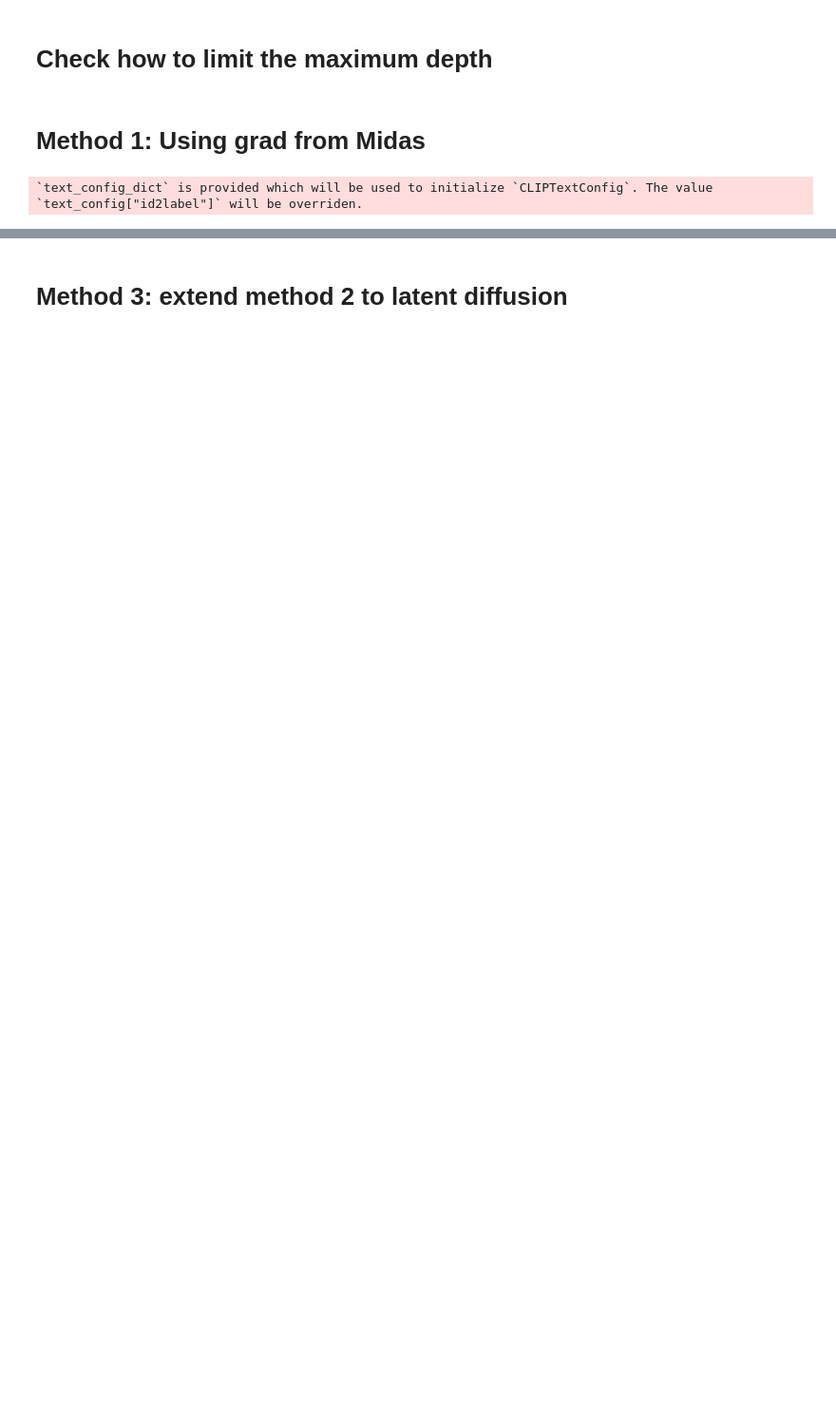
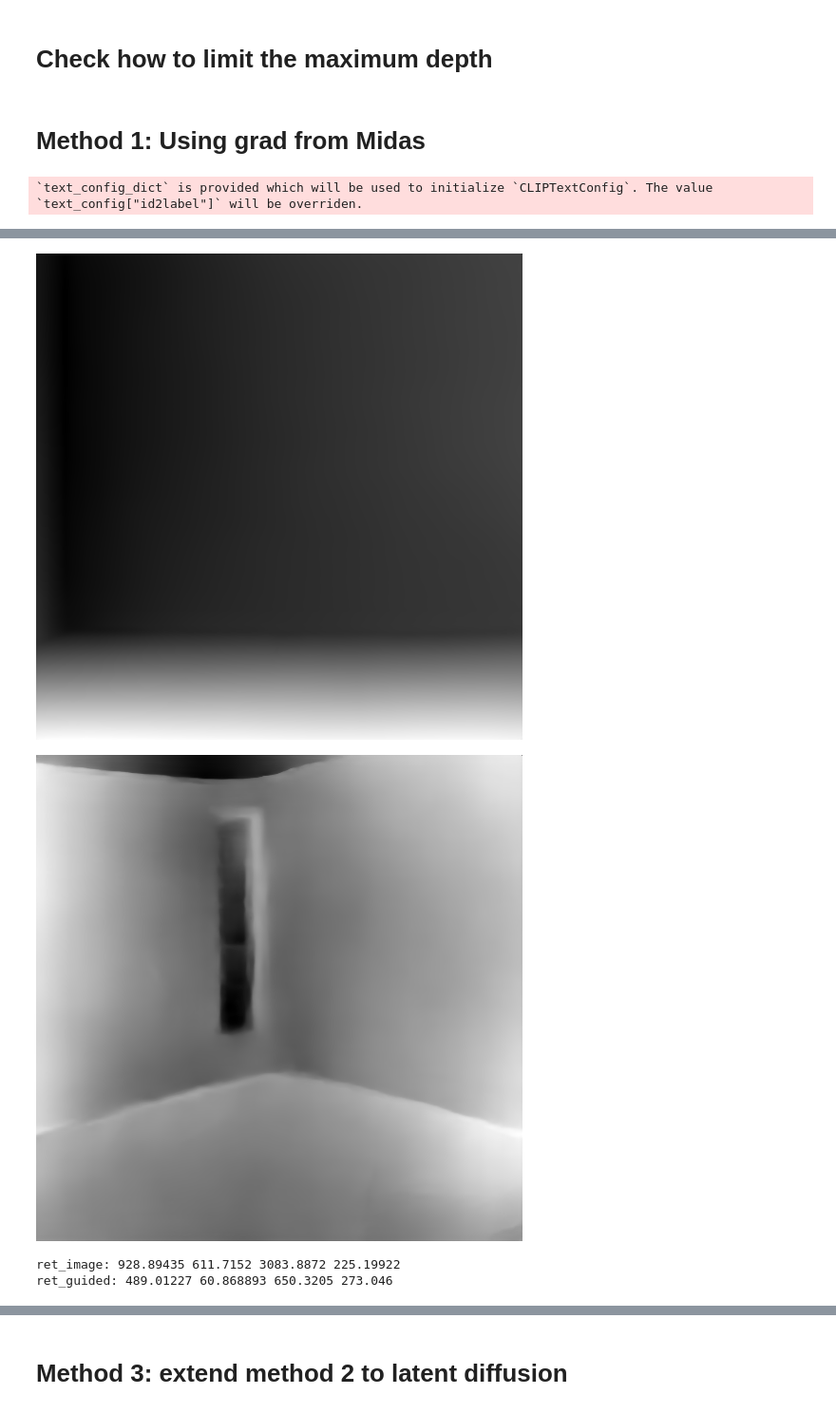
Before and after one commit to wukailu/latent-nerf, a Jupyter notebook: src/depth_limitation.ipynb, the cells around one changed output, grey strips where cells are left out. Shown at 95% size. Drawn from its saved outputs; the diff is of its cells as text; code cells hidden in the pictures; blank space fills up the shorter version.

```diff
--- a/src/depth_limitation.ipynb
+++ b/src/depth_limitation.ipynb
@@ -224,0 +233,16 @@ image = run(midas_callback)
+# %%
+import numpy as np
+from PIL import Image
+
+display(Image.fromarray(pred_disp(np.array(image))))
+display(Image.fromarray(pred_disp(np.array(image_guided))))
+
+ret_image = get_raw_depth(image).cpu().numpy()
+print("ret_image:", ret_image.mean(), ret_image.std(), ret_image.max(), ret_image.min())
+ret_guided = get_raw_depth(image_guided).cpu().numpy()
+print("ret_guided:", ret_guided.mean(), ret_guided.std(), ret_guided.max(), ret_guided.min())
+# %% [output]
+[figure, added]
+[figure, added]
+ret_image: 928.89435 611.7152 3083.8872 225.19922
+ret_guided: 489.01227 60.868893 650.3205 273.046
```
Also changed, not shown: parts of 28 cells of this notebook, 1 other file.
